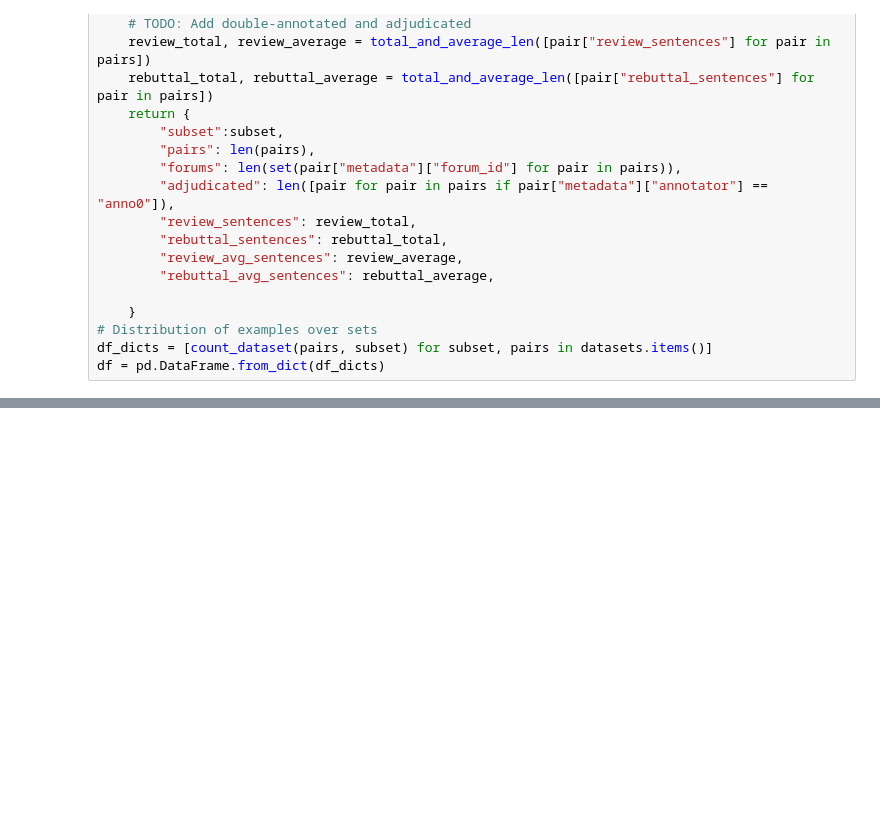
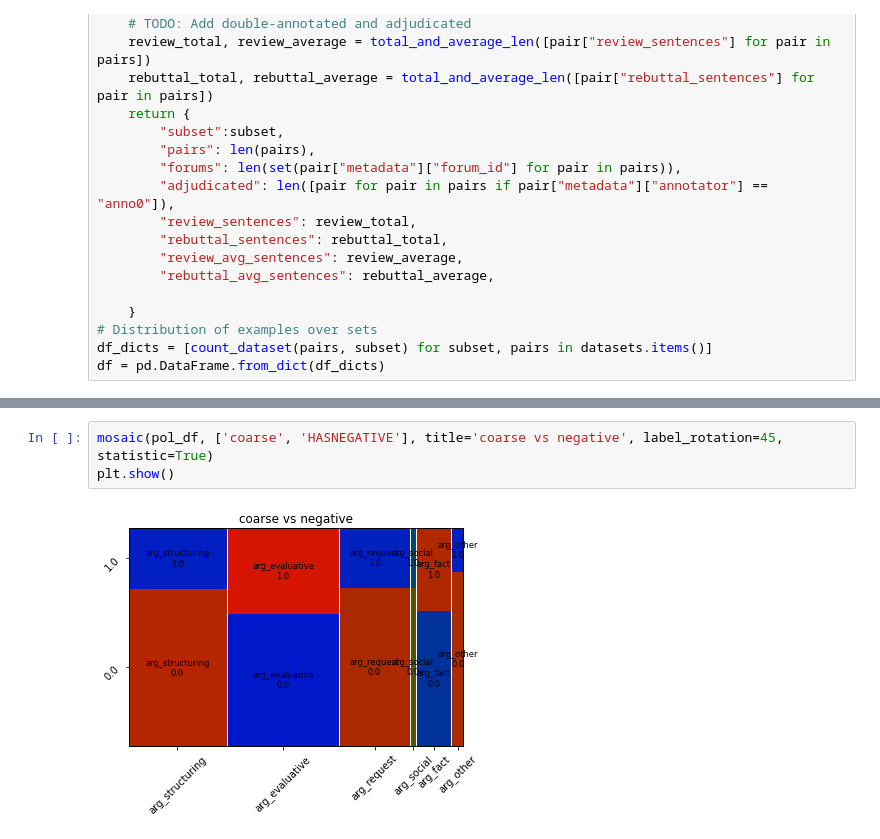
Before and after one commit to disha00991/Peer-Review-NLP, a Jupyter notebook: politeness.ipynb, the cells around one changed output, grey strips where cells are left out. Cells and saved outputs as stored; diff of their text form; blank space fills up the shorter version.

```diff
--- a/politeness.ipynb
+++ b/politeness.ipynb
@@ -105,0 +189,5 @@ df
+# %%
+mosaic(pol_df, ['coarse', 'HASNEGATIVE'], title='coarse vs negative', label_rotation=45, statistic=True)
+plt.show()
+# %% [output]
+[figure, added]
```
Also changed, not shown: parts of 26 cells of this notebook, 2 other files.
